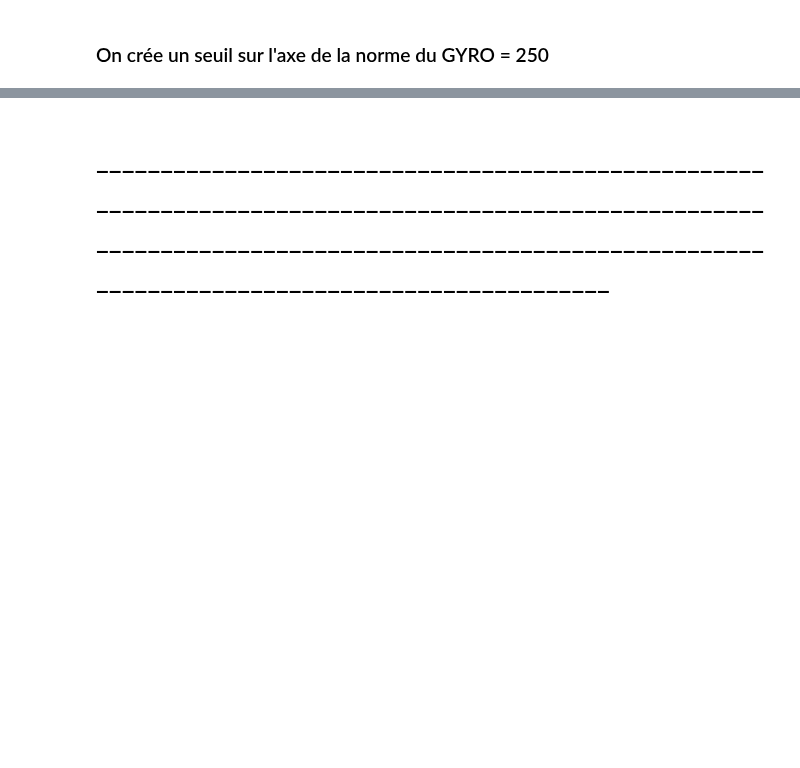
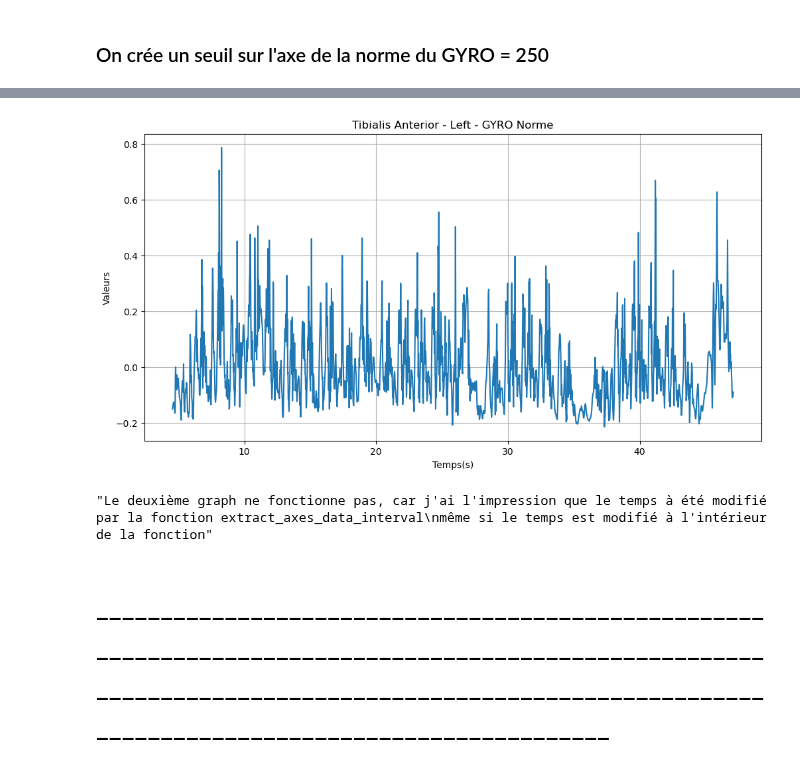
Before and after one commit to Anthoplc/Detect-FOG, a Jupyter notebook: code/Preprocessing.ipynb, the cells around one changed output, grey strips where cells are left out. Drawn from its saved outputs; the diff is of its cells as text; code cells hidden in the pictures; blank space fills up the shorter version.

```diff
--- a/code/Preprocessing.ipynb
+++ b/code/Preprocessing.ipynb
@@ -517,3 +546,11 @@ data_interval = extract_axes_data_interval(donnees_patient_16_update)
+# %%
+plot_data(normalized_data, "Tibialis Anterior", "Left","GYRO", "norme", True, normalized_data["metadata"]["Temps"])
+#plot_data(donnees_patient_16_update, "Tibialis Anterior", "Left","GYRO", "norme", True, donnees_patient_16_update["metadata"]["Temps"])
+'''Le deuxième graph ne fonctionne pas, car j'ai l'impression que le temps à été modifié par la fonction extract_axes_data_interval
+même si le temps est modifié à l'intérieur de la fonction'''
+# %% [output]
+[figure, added]
+"Le deuxième graph ne fonctionne pas, car j'ai l'impression que le temps à été modifié par la fonction extract_axes_data_interval\nmême si le temps est modifié à l'intérieur de la fonction"
 # %% [markdown]
 # ____________________________________________________________________________________________________________________________________________________________________________________________________
 # %% [markdown]
```
Also changed, not shown: parts of 12 cells of this notebook.
